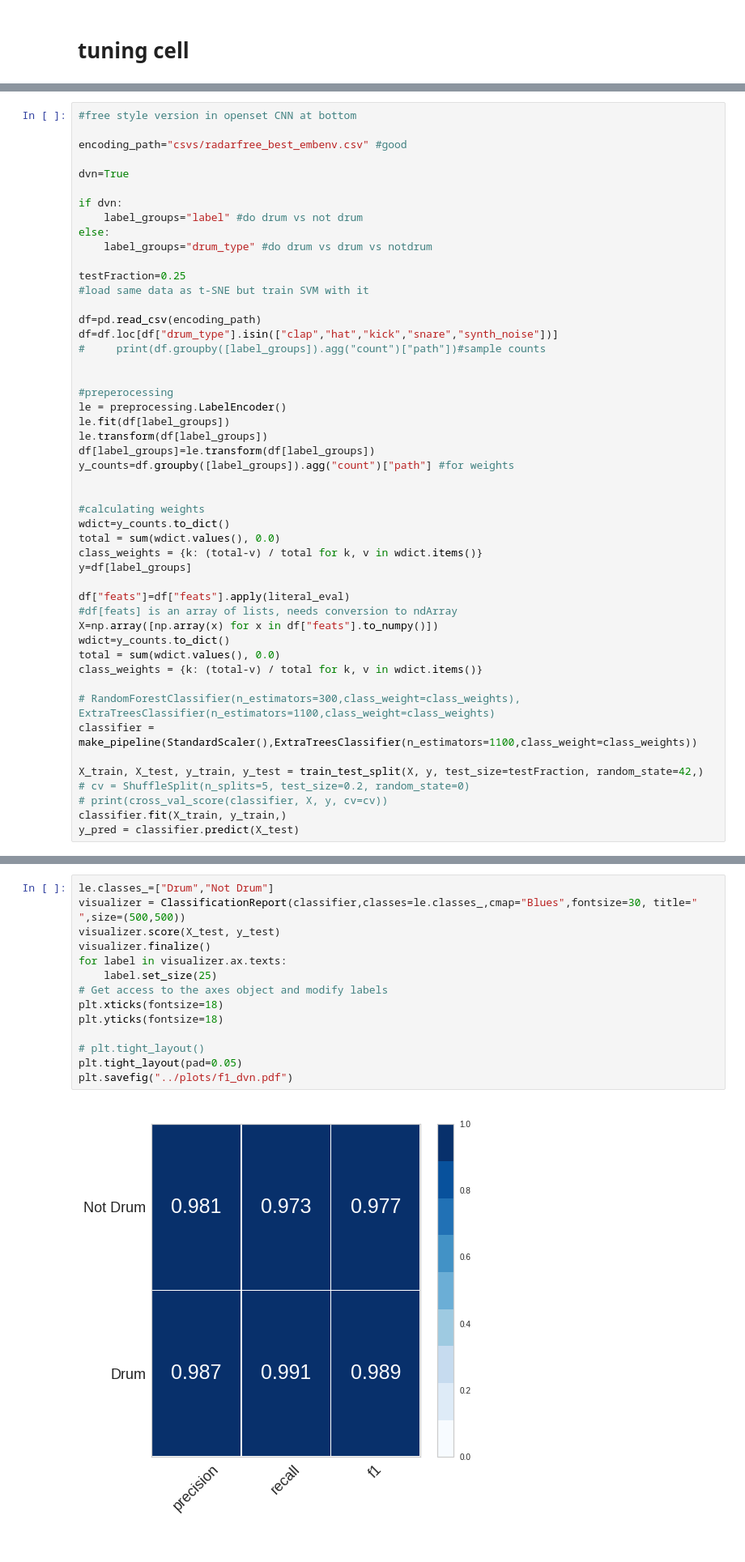
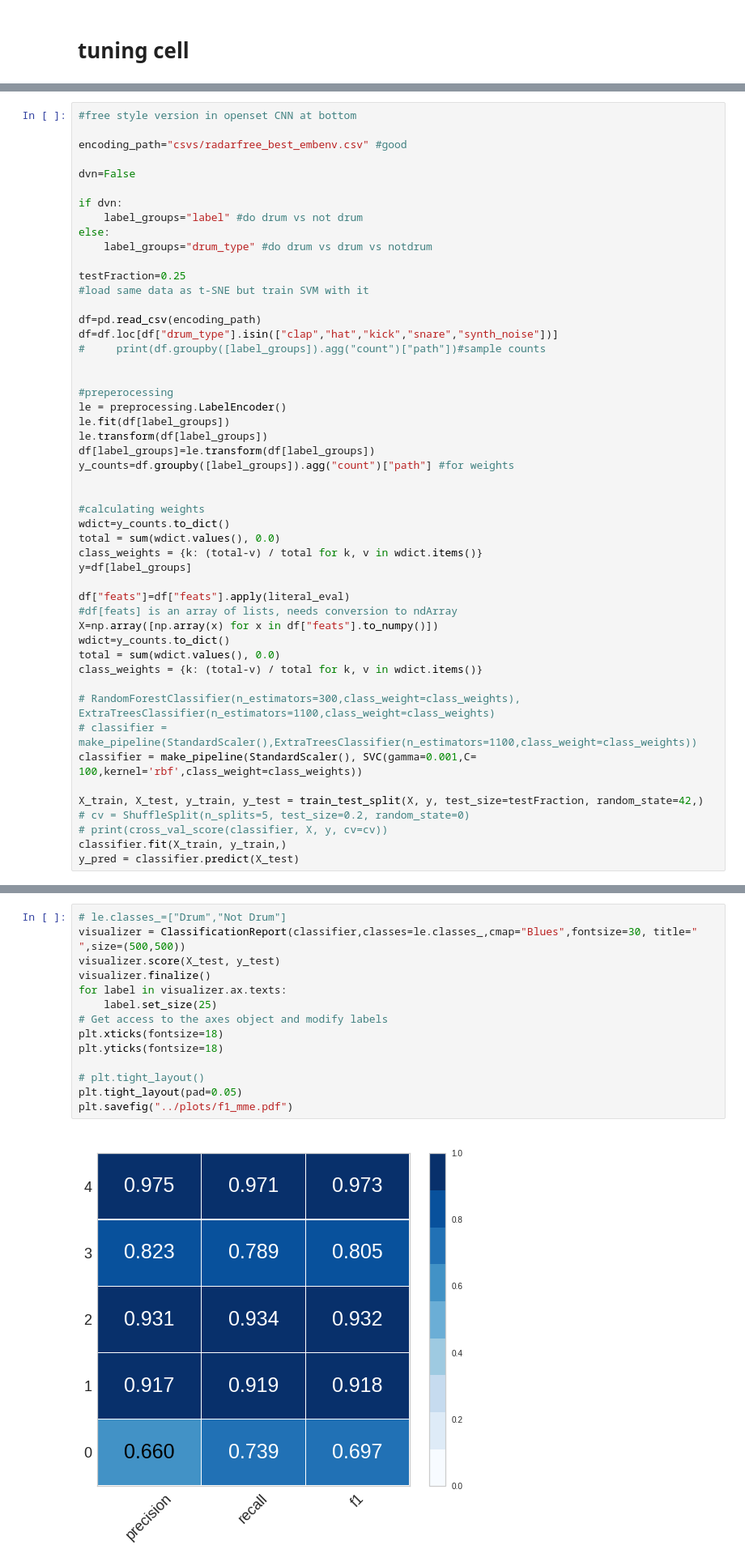
Before and after one commit to imilas/Synths_Stacks_Search, a Jupyter notebook: feature_extraction/openset_SVM.ipynb, the cells around one changed output, grey strips where cells are left out. Shown: that part at 81% size. Drawn from its saved outputs; the diff is of its cells as text.

```diff
--- a/feature_extraction/openset_SVM.ipynb
+++ b/feature_extraction/openset_SVM.ipynb
@@ -272,7 +272,7 @@ with open("../plots/mme_comparisons_mme.pdf", "wb") as f:
 
 encoding_path="csvs/radarfree_best_embenv.csv" #good
 
-dvn=True
+dvn=False
 
 if dvn:
     label_groups="label" #do drum vs not drum
@@ -309,7 +309,8 @@ total = sum(wdict.values(), 0.0)
 class_weights = {k: (total-v) / total for k, v in wdict.items()}
 
 # RandomForestClassifier(n_estimators=300,class_weight=class_weights), ExtraTreesClassifier(n_estimators=1100,class_weight=class_weights)
-classifier = make_pipeline(StandardScaler(),ExtraTreesClassifier(n_estimators=1100,class_weight=class_weights))
+# classifier = make_pipeline(StandardScaler(),ExtraTreesClassifier(n_estimators=1100,class_weight=class_weights))
+classifier = make_pipeline(StandardScaler(), SVC(gamma=0.001,C= 100,kernel='rbf',class_weight=class_weights))
 
 X_train, X_test, y_train, y_test = train_test_split(X, y, test_size=testFraction, random_state=42,)
 # cv = ShuffleSplit(n_splits=5, test_size=0.2, random_state=0)
@@ -319,19 +327,19 @@ y_pred = classifier.predict(X_test)
 # %%
-le.classes_=["Drum","Not Drum"]
+# le.classes_=["Drum","Not Drum"]
 visualizer = ClassificationReport(classifier,classes=le.classes_,cmap="Blues",fontsize=30, title=" ",size=(500,500))
 visualizer.score(X_test, y_test)
 visualizer.finalize()
 for label in visualizer.ax.texts:
     label.set_size(25)
 # Get access to the axes object and modify labels
 plt.xticks(fontsize=18)
 plt.yticks(fontsize=18)
 
 # plt.tight_layout()
 plt.tight_layout(pad=0.05)
-plt.savefig("../plots/f1_dvn.pdf")
+plt.savefig("../plots/f1_mme.pdf")
 # %% [output]
-[figure, old version]
+[figure, new version]
 # %%
 
 cm = ConfusionMatrix(classifier, classes=le.classes_,cmap="Blues",fontsize=30,title=" ",size=(500,500))
```
Also changed, not shown: parts of 1 cell of this notebook, 3 other files.
